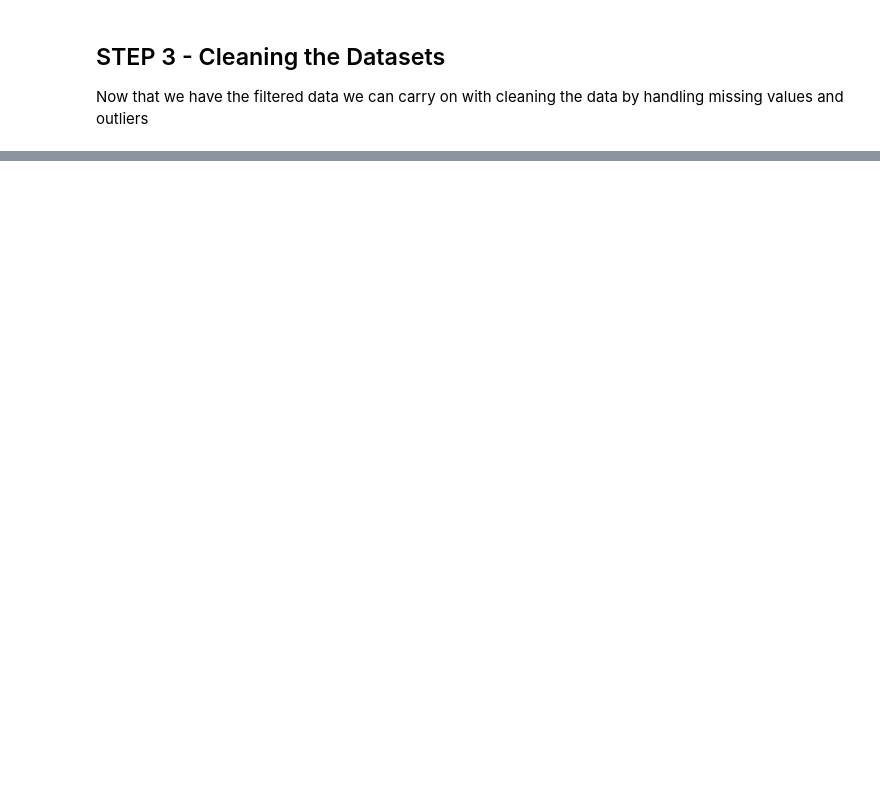
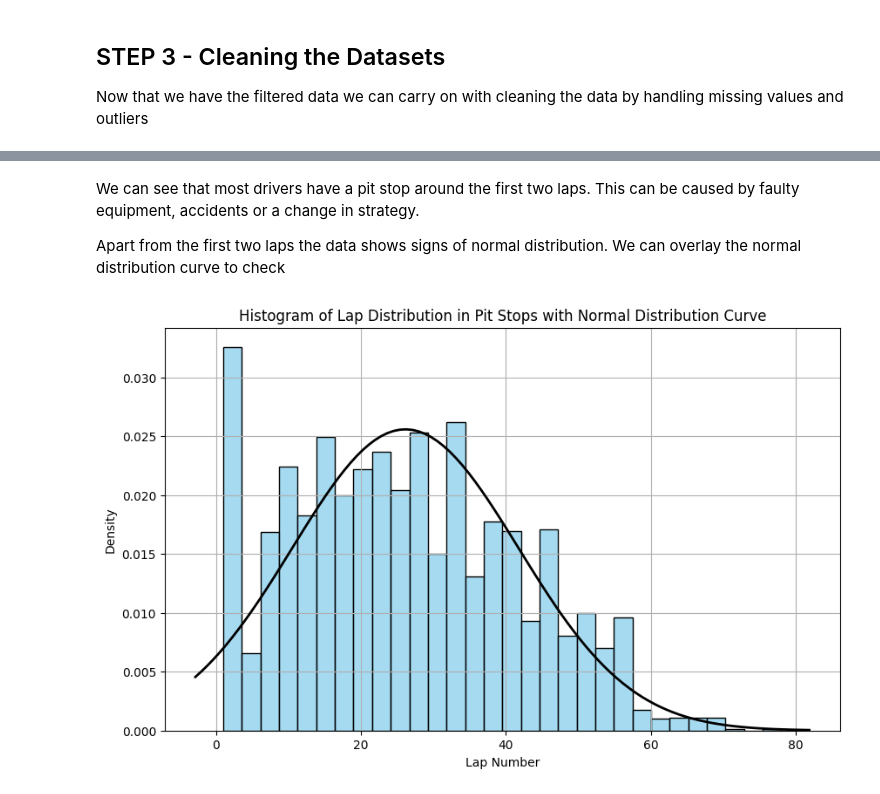
Before and after one commit to havvand/BI_Exam_F1, a Jupyter notebook: pitstops.ipynb, the cells around one changed output, grey strips where cells are left out. Drawn from its saved outputs; the diff is of its cells as text; code cells hidden in the pictures; blank space fills up the shorter version.

```diff
--- a/pitstops.ipynb
+++ b/pitstops.ipynb
@@ -112,0 +123,25 @@ desc_stats_races, desc_stats_results, desc_stats_pit_stops
+# %% [markdown]
+We can see that most drivers have a pit stop around the first two laps. This can be caused by faulty equipment, accidents or a change in strategy.
+
+Apart from the first two laps the data shows signs of normal distribution. We can overlay the normal distribution curve to check
+# %%
+import seaborn as sns
+import matplotlib.pyplot as plt
+import numpy as np
+import scipy.stats as stats
+
+plt.figure(figsize=(10, 6))
+sns.histplot(pit_stops_2018_2023['lap'], kde=False, stat="density", bins=30, color='skyblue', edgecolor='black')
+
+# Overlay the normal distribution curve
+xmin, xmax = plt.xlim()
+x = np.linspace(xmin, xmax, 100)
+p = stats.norm.pdf(x, np.mean(pit_stops_2018_2023['lap']), np.std(pit_stops_2018_2023['lap']))
+plt.plot(x, p, 'k', linewidth=2)
+plt.title('Histogram of Lap Distribution in Pit Stops with Normal Distribution Curve')
+plt.xlabel('Lap Number')
+plt.ylabel('Density')
+plt.grid(True)
+plt.show()
+# %% [output]
+[figure, added]
```
Also changed, not shown: parts of 19 cells of this notebook, 1 other file.
